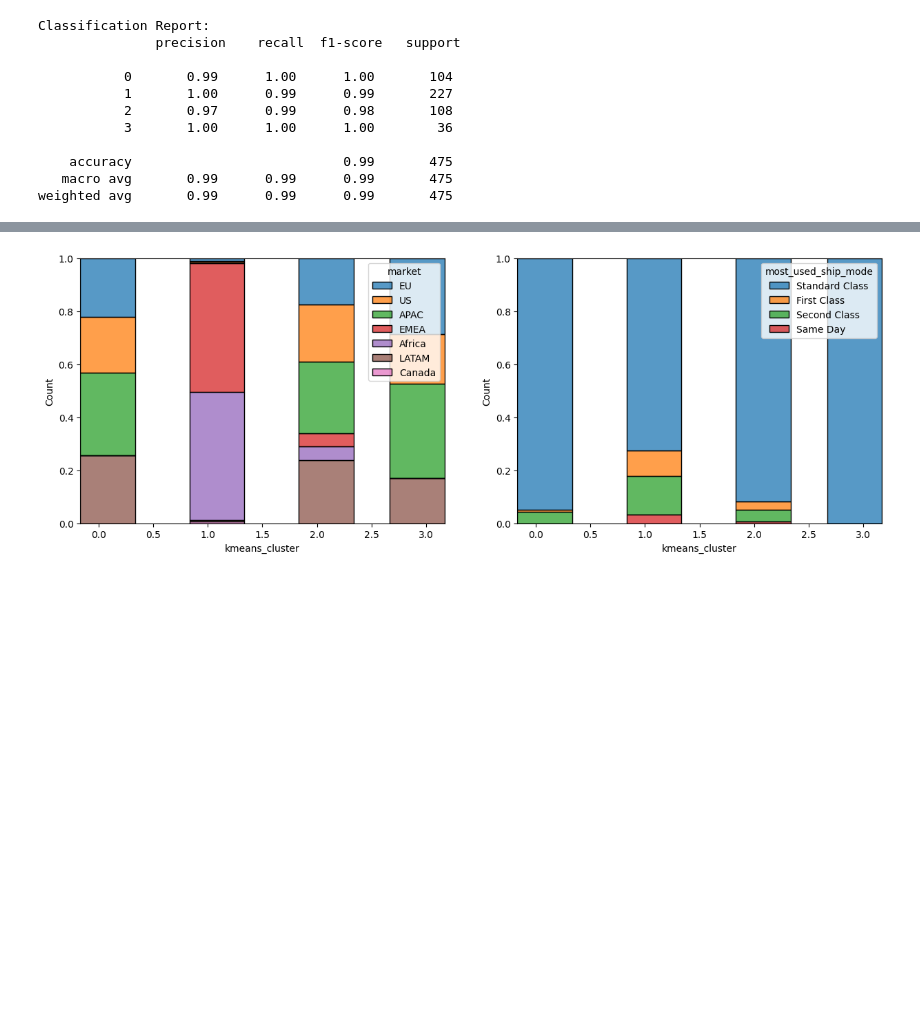
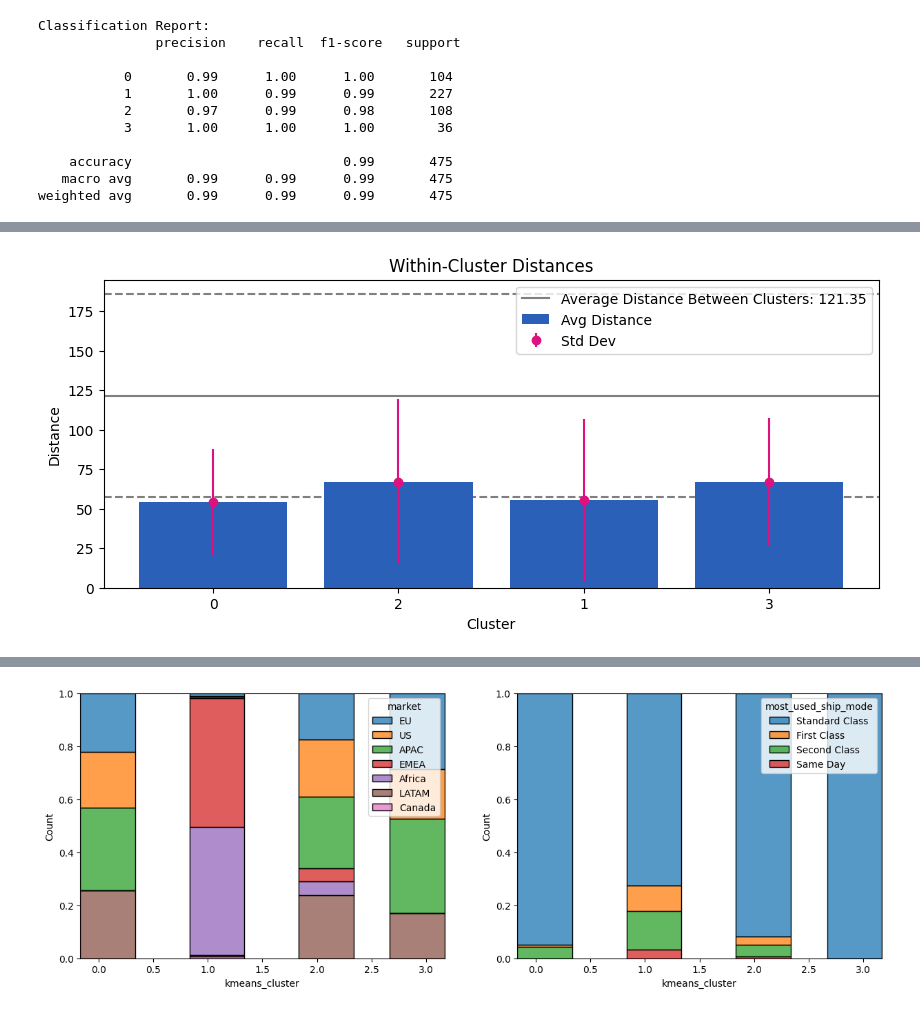
Before and after one commit to pauloreis-ds/machine-learning-essentials, a Jupyter notebook: clustering/p02v01_clustering.ipynb, the cells around one changed output, grey strips where cells are left out. Saved outputs shown, nothing was run; the diff lists cells and outputs as text; code cells hidden in the pictures; blank space fills up the shorter version.

```diff
--- a/clustering/p02v01_clustering.ipynb
+++ b/clustering/p02v01_clustering.ipynb
@@ -698,0 +775,22 @@ ax.set_xticks([])
+# %%
+# Plot within-cluster distances
+plt.figure(figsize=(10, 4))
+sns.barplot(data=within_cluster_df, x='Cluster', y='Avg Distance Within', color='#145ad0', label='Avg Distance')
+plt.errorbar(x=within_cluster_df['Cluster'],
+             y=within_cluster_df['Avg Distance Within'],
+             yerr=within_cluster_df['Std Distance Within'],
+             fmt='o', color='#de127f', label='Std Dev')
+plt.title('Within-Cluster Distances')
+plt.xlabel('Cluster')
+plt.ylabel('Distance')
+
+
+
+plt.axhline(avg_distance_between_clusters, c='grey', linestyle='-', label=f'Average Distance Between Clusters: {avg_distance_between_clusters:.2f}')
+plt.axhline(avg_distance_between_clusters+std_distance_between_clusters, c='grey', linestyle='--', zorder=0)
+plt.axhline(avg_distance_between_clusters-std_distance_between_clusters, c='grey', linestyle='--', zorder=0)
+
+plt.legend(loc='upper right')
+plt.show()
+# %% [output]
+[figure, added]
```
Also changed, not shown: parts of 24 cells of this notebook.
